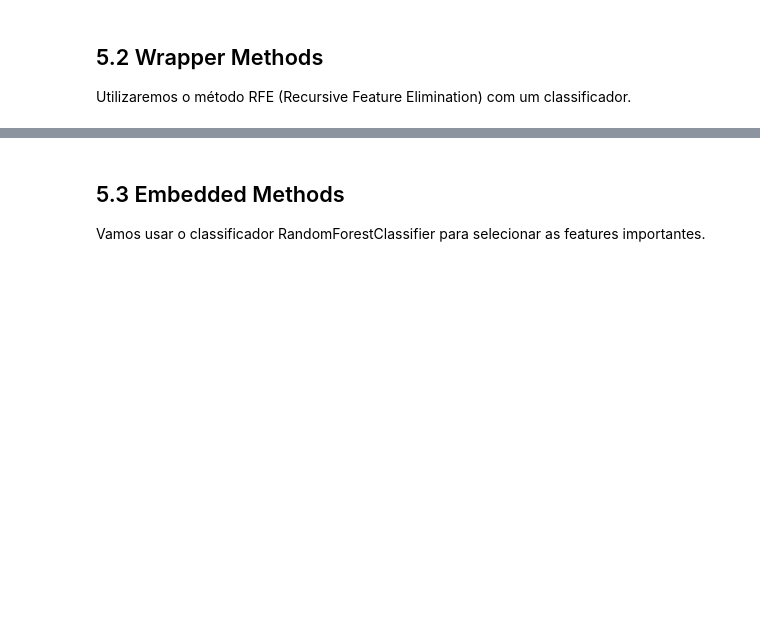
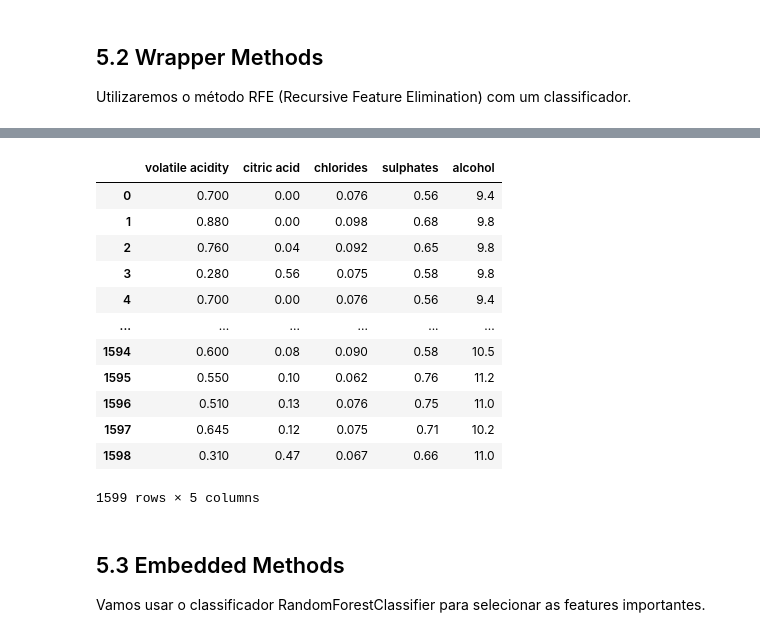
Before and after one commit to jef-santos/9DTSR, a Jupyter notebook: Feature Engineering/FIAP-Feature-Engineering-main/aula-4-selecao-de-features-e-etica/tecnica-de-selecao-de-features.ipynb, the cells around one changed output, grey strips where cells are left out. Cells and saved outputs as stored; diff of their text form; code cells hidden in the pictures; blank space fills up the shorter version.

```diff
--- a/Feature Engineering/FIAP-Feature-Engineering-main/aula-4-selecao-de-features-e-etica/tecnica-de-selecao-de-features.ipynb
+++ b/Feature Engineering/FIAP-Feature-Engineering-main/aula-4-selecao-de-features-e-etica/tecnica-de-selecao-de-features.ipynb
@@ -192,3 +196,19 @@ X_rfe = X[best_features]
+# %%
+X_rfe
+# %% [output]
+|  | volatile acidity | citric acid | chlorides | sulphates | alcohol |
+| 0 | 0.700 | 0.00 | 0.076 | 0.56 | 9.4 |
+| 1 | 0.880 | 0.00 | 0.098 | 0.68 | 9.8 |
+| 2 | 0.760 | 0.04 | 0.092 | 0.65 | 9.8 |
+| 3 | 0.280 | 0.56 | 0.075 | 0.58 | 9.8 |
+| 4 | 0.700 | 0.00 | 0.076 | 0.56 | 9.4 |
+| ... | ... | ... | ... | ... | ... |
+| 1594 | 0.600 | 0.08 | 0.090 | 0.58 | 10.5 |
+| 1595 | 0.550 | 0.10 | 0.062 | 0.76 | 11.2 |
+| 1596 | 0.510 | 0.13 | 0.076 | 0.75 | 11.0 |
+| 1597 | 0.645 | 0.12 | 0.075 | 0.71 | 10.2 |
+| 1598 | 0.310 | 0.47 | 0.067 | 0.66 | 11.0 |
+1599 rows × 5 columns
 # %% [markdown]
 ## 5.3 Embedded Methods
 
```
Also changed, not shown: parts of 7 cells of this notebook, 2 other files.
